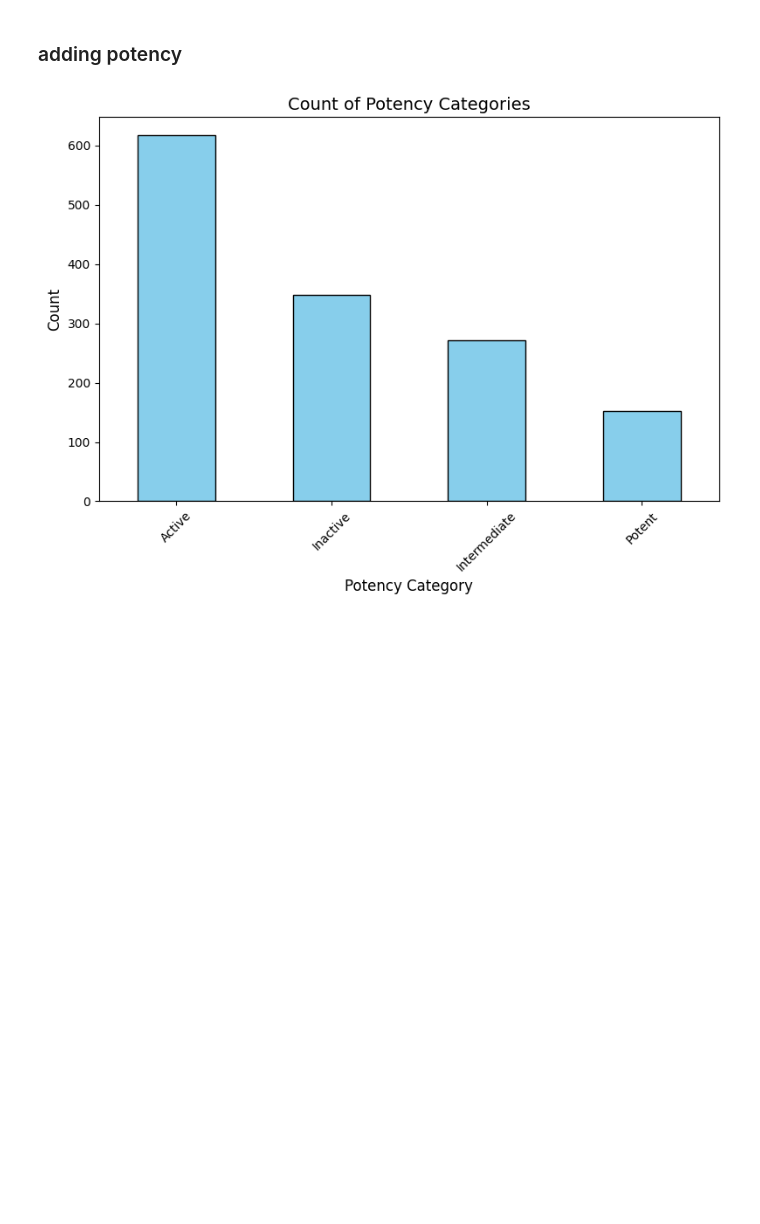
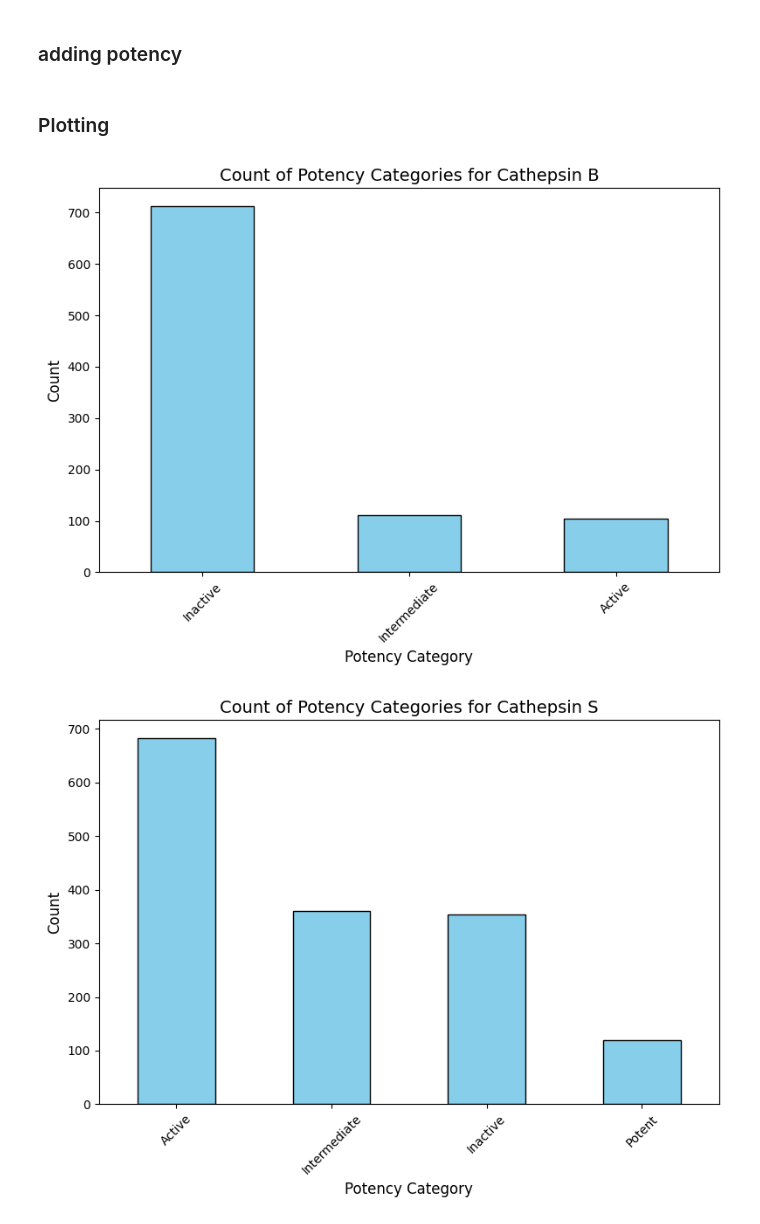
Before and after one commit to June-24/Anti-Cathepsin-Prediction, a Jupyter notebook: 1. Data Collection/cleaning_chembl.ipynb, the cells around one changed output. Saved outputs shown, nothing was run; the diff lists cells and outputs as text; code cells hidden in the pictures; blank space fills up the shorter version.

```diff
--- a/1. Data Collection/cleaning_chembl.ipynb
+++ b/1. Data Collection/cleaning_chembl.ipynb
@@ -232,59 +172,52 @@ def update_ic50_in_tsv(input_file, output_file):
     # Save the updated dataframe to a new TSV file
     df.to_csv(output_file, sep='\t', index=False)
 
-# Example usage
-# input_file = './Intermediate_chEMBL/final_without_potency_B.tsv'  # Replace with your input TSV file path
-# output_file = './Intermediate_chEMBL/final_chembl_B.tsv'  # Replace with desired output file path
+for cat in cathepsins:
+    input_file = f"./Intermediate_chEMBL/CAT {cat}/final_without_potency_{cat}.tsv"  # Replace with your input TSV file path
+    output_file = f"./Intermediate_chEMBL/CAT {cat}/final_chembl_{cat}.tsv"  # Replace with desired output file path
 
-# input_file = './Intermediate_chEMBL/final_without_potency_S.tsv'  # Replace with your input TSV file path
-# output_file = './Intermediate_chEMBL/final_chembl_S.tsv'  # Replace with desired output file path
-
-# input_file = './Intermediate_chEMBL/final_without_potency_D.tsv'  # Replace with your input TSV file path
-# output_file = './Intermediate_chEMBL/final_chembl_D.tsv'  # Replace with desired output file path
-
-input_file = './Intermediate_chEMBL/final_without_potency_K.tsv'  # Replace with your input TSV file path
-output_file = './Intermediate_chEMBL/final_chembl_K.tsv'  # Replace with desired output file path
-
-update_ic50_in_tsv(input_file, output_file)
+    update_ic50_in_tsv(input_file, output_file)
+# %% [markdown]
+### Plotting
 # %%
 import pandas as pd
 import matplotlib.pyplot as plt
 
 # Function to categorize based on IC50 values (output as potency categories)
 def categorize_potency(ic50):
     if ic50 < 1:
         return "Potent"
     elif 1 <= ic50 < 100:
         return "Active"
     elif 100 <= ic50 < 1000:
         return "Intermediate"
     elif ic50 >= 1000:
         return "Inactive"
     else:
         return "Unknown"
 
-# Load data from TSV file
-# input_file = './Intermediate_chEMBL/final_chembl_B.tsv'  # Replace with your input TSV file path
-# input_file = './Intermediate_chEMBL/final_chembl_S.tsv'  # Replace with your input TSV file path
-# input_file = './Intermediate_chEMBL/final_chembl_D.tsv'  # Replace with your input TSV file path
-input_file = './Intermediate_chEMBL/final_chembl_K.tsv'  # Replace with your input TSV file path
 
-df = pd.read_csv(input_file, sep='\t')
+for cat in cathepsins:
 
-# Add Potency column based on IC50 values
-df['Potency'] = df['IC50 (nM)'].apply(lambda x: categorize_potency(float(x)))
+    input_file = f"./Intermediate_chEMBL/CAT {cat}/final_chembl_{cat}.tsv"  # Replace with your input TSV file path
 
-# Count the occurrences of each category
-potency_counts = df['Potency'].value_counts()
+    df = pd.read_csv(input_file, sep='\t')
 
-# Plotting the count of potency categories
-plt.figure(figsize=(8, 6))
-potency_counts.plot(kind='bar', color='skyblue', edgecolor='black')
-plt.title('Count of Potency Categories', fontsize=14)
-plt.xlabel('Potency Category', fontsize=12)
-plt.ylabel('Count', fontsize=12)
-plt.xticks(rotation=45)
-plt.tight_layout()
-plt.show()
+    # Add Potency column based on IC50 values
+    df['Potency'] = df['IC50 (nM)'].apply(lambda x: categorize_potency(float(x)))
+
+    # Count the occurrences of each category
+    potency_counts = df['Potency'].value_counts()
+
+    # Plotting the count of potency categories
+    plt.figure(figsize=(8, 6))
+    potency_counts.plot(kind='bar', color='skyblue', edgecolor='black')
+    plt.title(f'Count of Potency Categories for Cathepsin {cat}', fontsize=14)
+    plt.xlabel('Potency Category', fontsize=12)
+    plt.ylabel('Count', fontsize=12)
+    plt.xticks(rotation=45)
+    plt.tight_layout()
+    plt.show()
 # %% [output]
-[figure, old version]
+[figure, new version]
+[figure, added]
```
Also changed, not shown: parts of 14 cells of this notebook.
